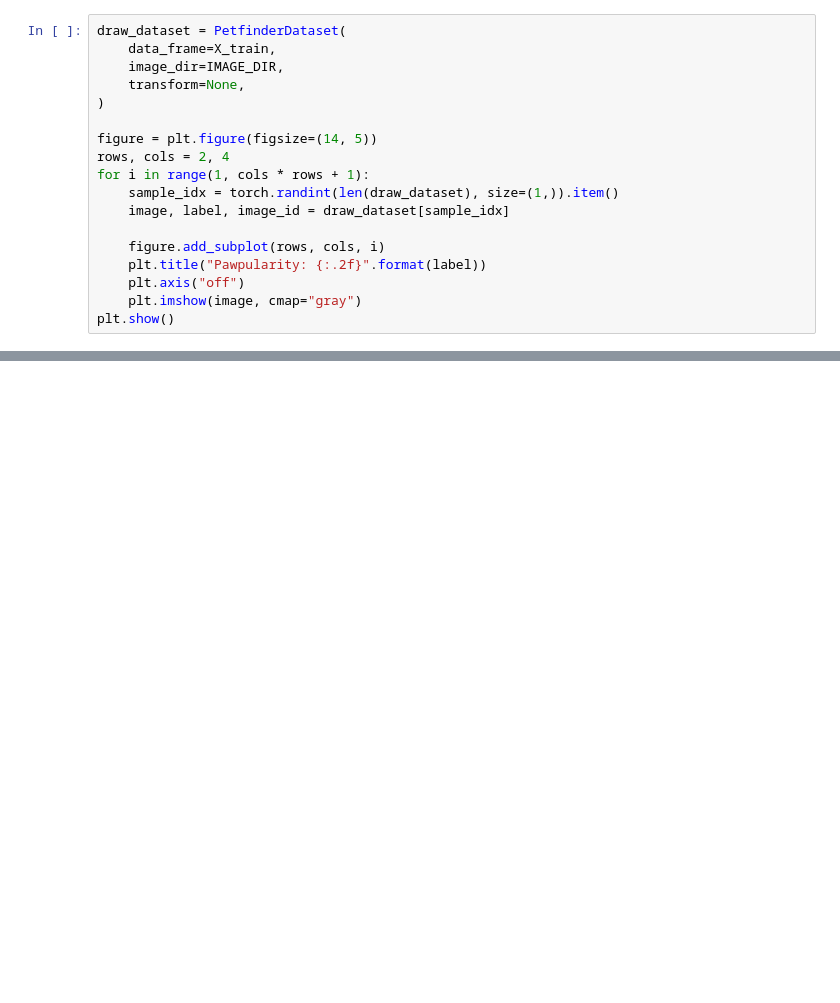
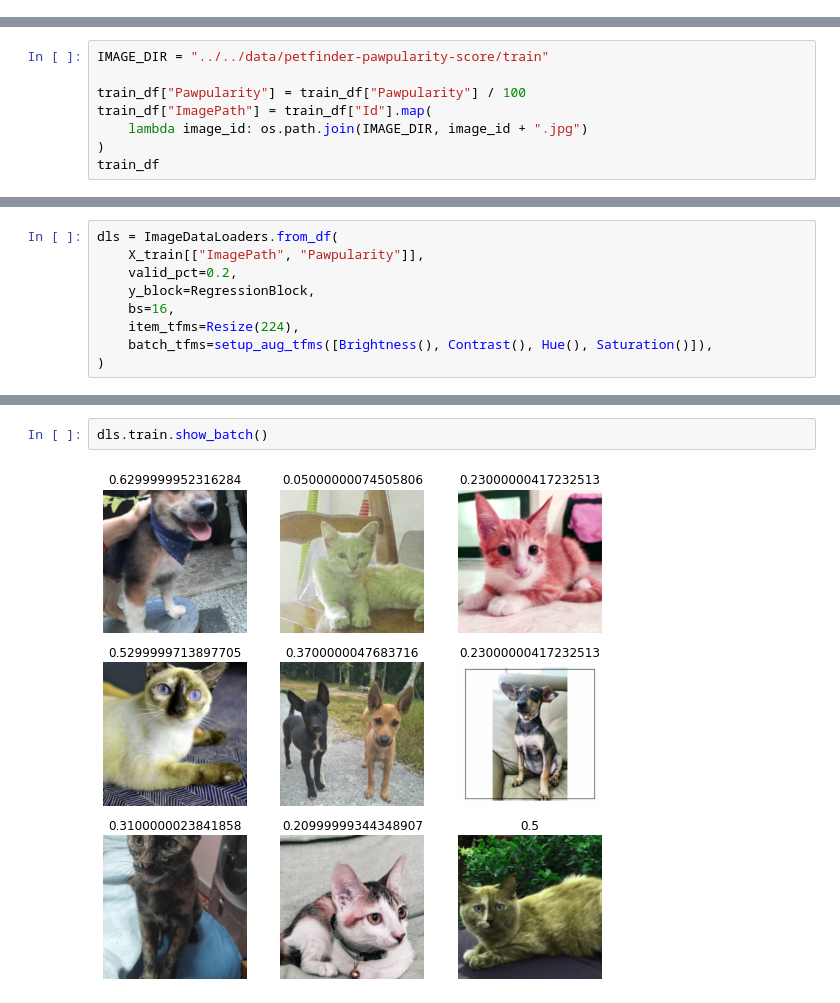
Before and after one commit to alxgrin/kaggle, a Jupyter notebook: notebooks/petfinder-pawpularity-score/petfinder-pawpularity-score.ipynb, the cells around one changed output, grey strips where cells are left out. Drawn from its saved outputs; the diff is of its cells as text; blank space fills up the shorter version.

```diff
--- a/notebooks/petfinder-pawpularity-score/petfinder-pawpularity-score.ipynb
+++ b/notebooks/petfinder-pawpularity-score/petfinder-pawpularity-score.ipynb
@@ -223,18 +140,0 @@ len(train_dataset), len(val_dataset), len(true_dataset)
-# %%
-draw_dataset = PetfinderDataset(
-    data_frame=X_train,
-    image_dir=IMAGE_DIR,
-    transform=None,
-)
-
-figure = plt.figure(figsize=(14, 5))
-rows, cols = 2, 4
-for i in range(1, cols * rows + 1):
-    sample_idx = torch.randint(len(draw_dataset), size=(1,)).item()
-    image, label, image_id = draw_dataset[sample_idx]
-
-    figure.add_subplot(rows, cols, i)
-    plt.title("Pawpularity: {:.2f}".format(label))
-    plt.axis("off")
-    plt.imshow(image, cmap="gray")
-plt.show()
@@ -243,0 +141,8 @@ plt.show()
+# %%
+IMAGE_DIR = "../../data/petfinder-pawpularity-score/train"
+
+train_df["Pawpularity"] = train_df["Pawpularity"] / 100
+train_df["ImagePath"] = train_df["Id"].map(
+    lambda image_id: os.path.join(IMAGE_DIR, image_id + ".jpg")
+)
+train_df
@@ -243,0 +170,9 @@ plt.show()
+# %%
+dls = ImageDataLoaders.from_df(
+    X_train[["ImagePath", "Pawpularity"]],
+    valid_pct=0.2,
+    y_block=RegressionBlock,
+    bs=16,
+    item_tfms=Resize(224),
+    batch_tfms=setup_aug_tfms([Brightness(), Contrast(), Hue(), Saturation()]),
+)
@@ -243,0 +181,4 @@ plt.show()
+# %%
+dls.train.show_batch()
+# %% [output]
+[figure, added]
```
Also changed, not shown: parts of 22 cells of this notebook, 1 other file.
